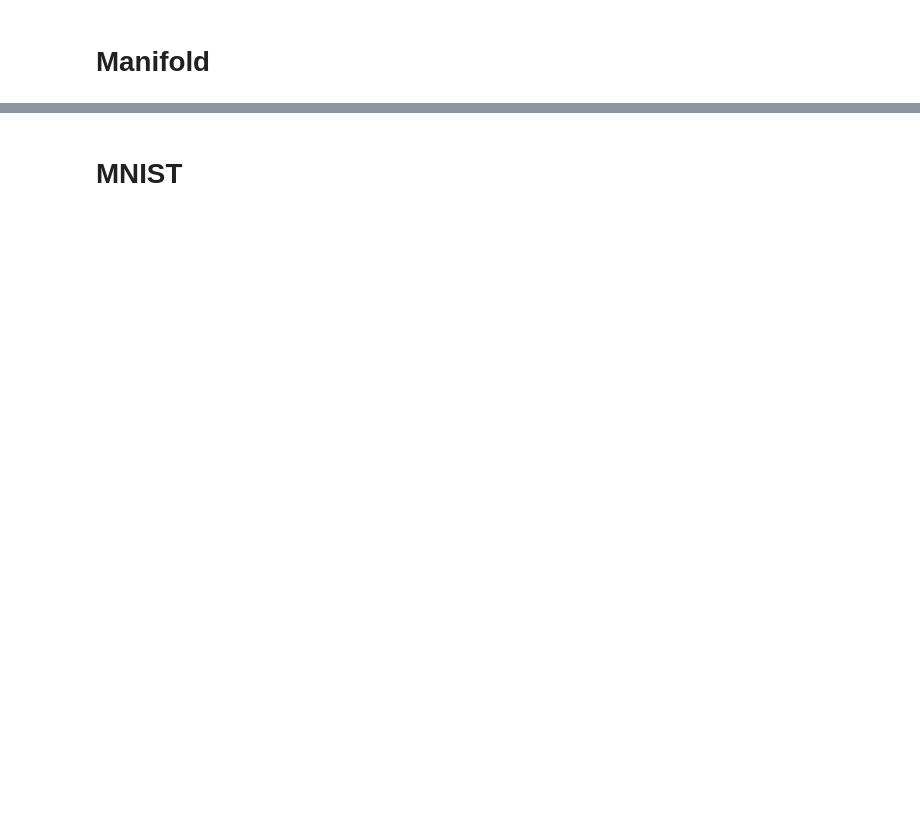
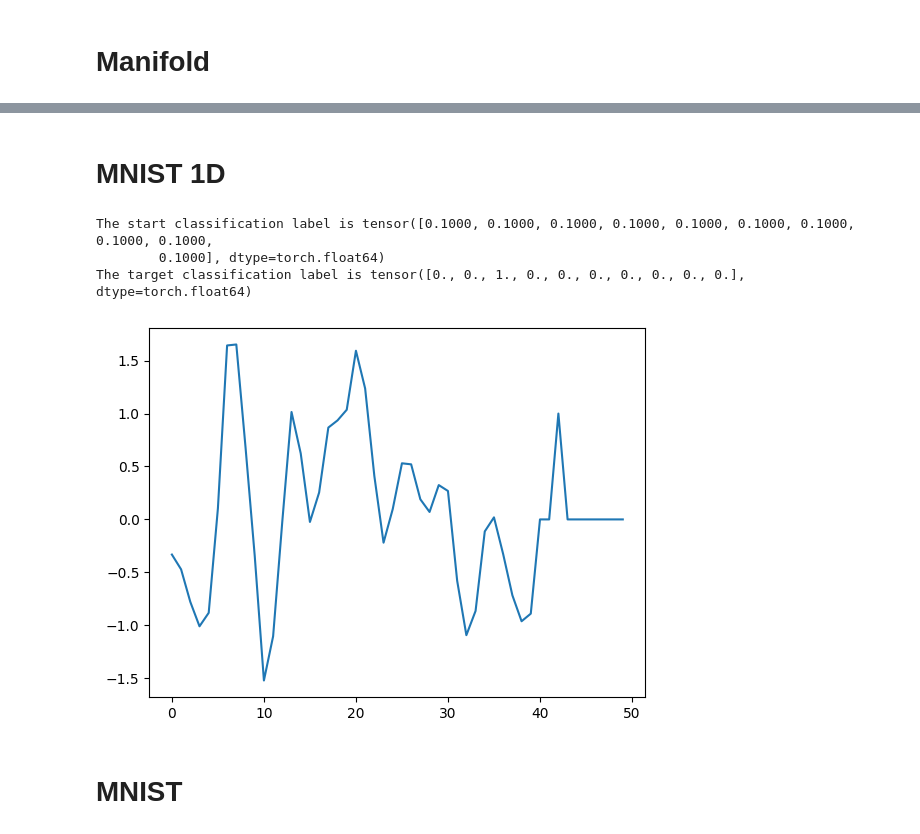
Before and after one commit to rcpaffenroth/iterativennsimple, a Jupyter notebook: notebooks/1-rcp-generate-data.ipynb, the cells around one changed output, grey strips where cells are left out. Cells and saved outputs as stored; diff of their text form; code cells hidden in the pictures; blank space fills up the shorter version.

```diff
--- a/notebooks/1-rcp-generate-data.ipynb
+++ b/notebooks/1-rcp-generate-data.ipynb
@@ -247,3 +251,5 @@ ax.scatter(x_off[:, 0], x_off[:, 1], x_off[:, 2], '+')
 start_data = {f'x{i}': x_off[:,i] for i in range(x_off.shape[1])}
 target_data = {f'x{i}': x_on[:,i] for i in range(x_on.shape[1])}
 save_data(name, start_data, target_data)
+# %% [markdown]
+ # MNIST 1D
@@ -249,0 +293,11 @@ save_data(name, start_data, target_data)
+# %%
+plot_index = 0
+fig, ax = plt.subplots()
+ax.plot(x_on[plot_index].numpy())
+print(f'The start classification label is {x_off[plot_index,-10:]}')
+print(f'The target classification label is {x_on[plot_index,-10:]}')
+# %% [output]
+The start classification label is tensor([0.1000, 0.1000, 0.1000, 0.1000, 0.1000, 0.1000, 0.1000, 0.1000, 0.1000,
+        0.1000], dtype=torch.float64)
+The target classification label is tensor([0., 0., 1., 0., 0., 0., 0., 0., 0., 0.], dtype=torch.float64)
+[figure, added]
```
Also changed, not shown: parts of 14 cells of this notebook.
